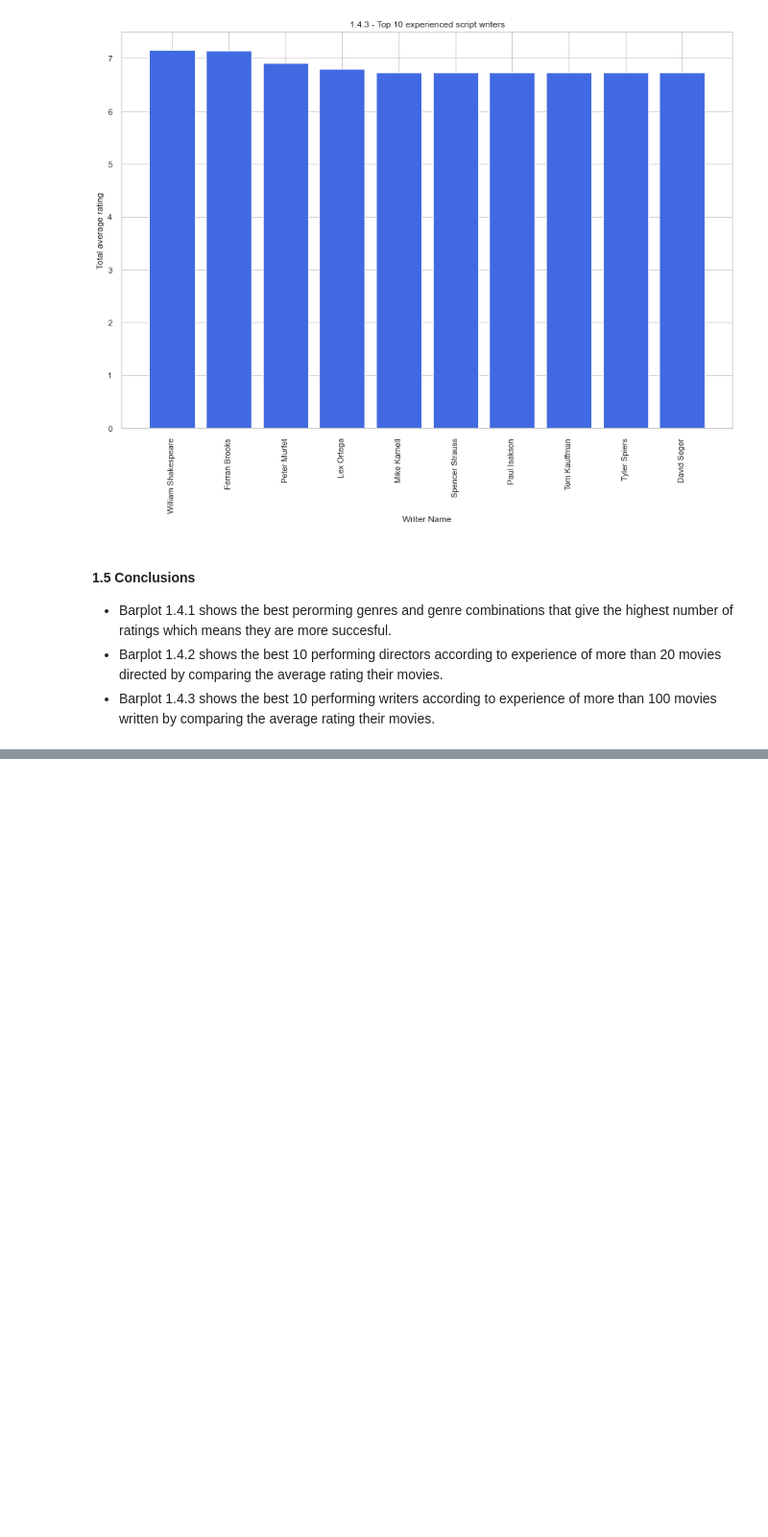
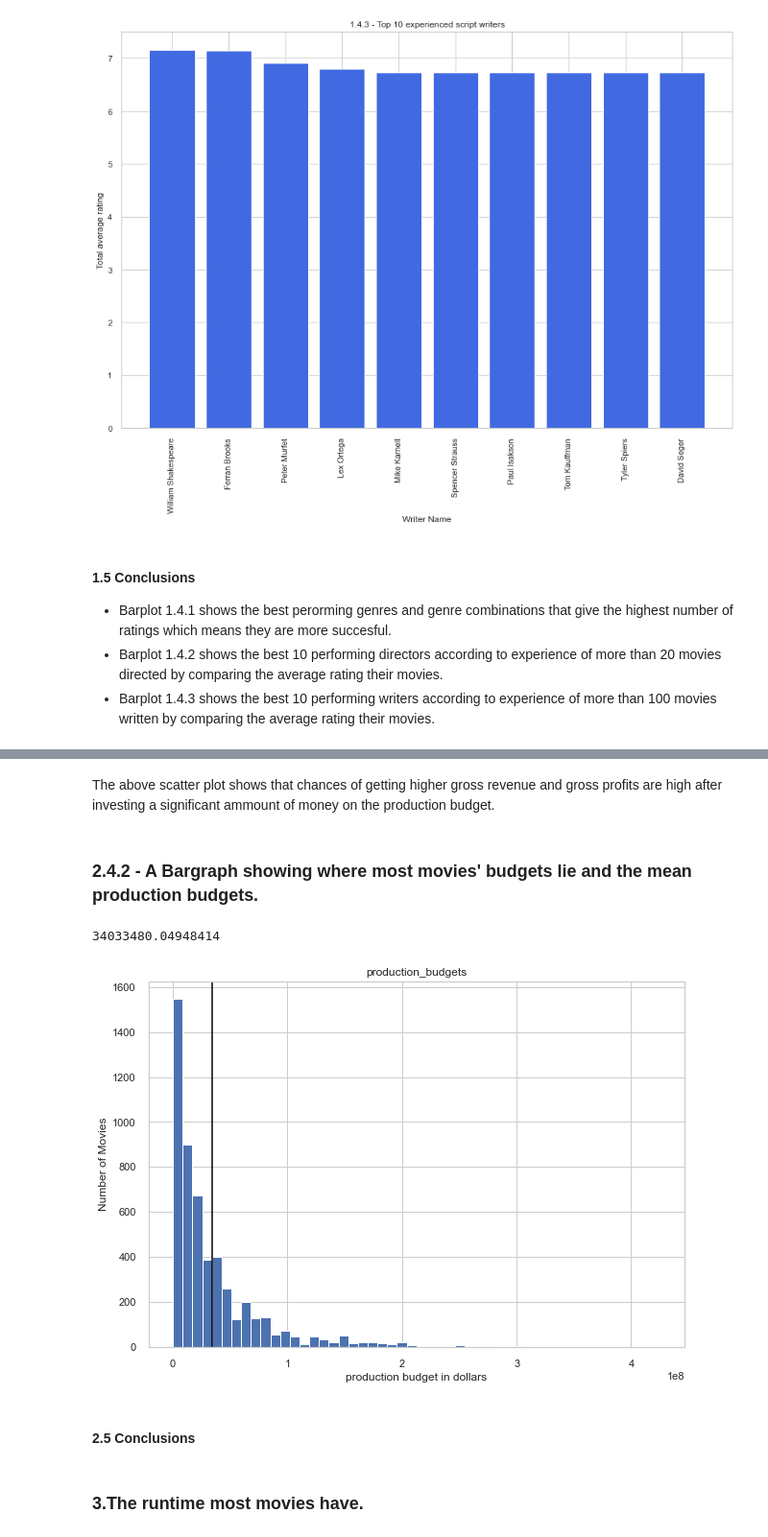
Before and after one commit to Muramati/dsc-phase-1-project-v2-4, a Jupyter notebook: student.ipynb, the cells around one changed output, grey strips where cells are left out. Shown: that part at 96% size. Saved outputs shown, nothing was run; the diff lists cells and outputs as text; code cells hidden in the pictures; blank space fills up the shorter version.

```diff
--- a/student.ipynb
+++ b/student.ipynb
@@ -294,0 +393,19 @@ plt.title('1.4.3 - Top 10 experienced script writers')
+# %% [markdown]
+The above scatter plot shows that chances of getting higher gross revenue and gross profits are high after investing a significant ammount of money on the production budget.
+# %% [markdown]
+### 2.4.2 - A Bargraph showing where most movies' budgets lie and the mean production budgets.
+# %%
+#calculates the mean of the production budget and plots the graph showing movie budgets and the movies and where the mean is.
+ax = movie_budgets.production_budget.plot.hist(title ="production_budgets",figsize=(10,7), bins = 50)
+mean = movie_budgets.production_budget.mean()
+ax.set_xlabel('production budget in dollars')
+ax.axvline(mean, color="black")
+ax.set_ylabel('Number of Movies')
+print(mean)
+# %% [output]
+34033480.04948414
+[figure, added]
+# %% [markdown]
+#### 2.5 Conclusions
+# %% [markdown]
+### **3.The runtime most movies have.**
```
Also changed, not shown: parts of 21 cells of this notebook.
